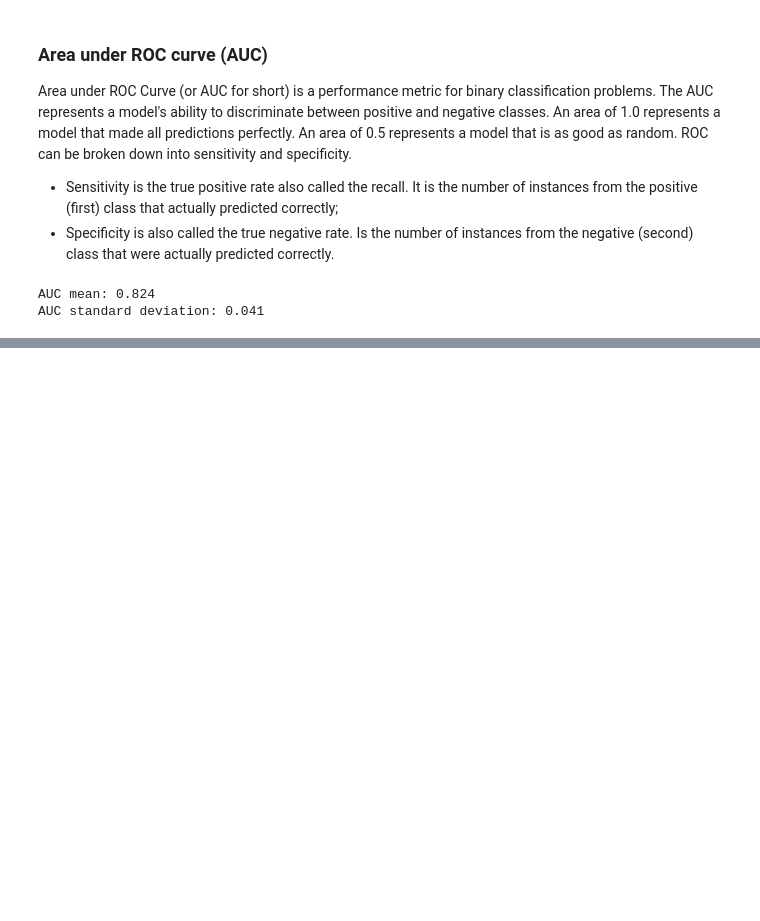
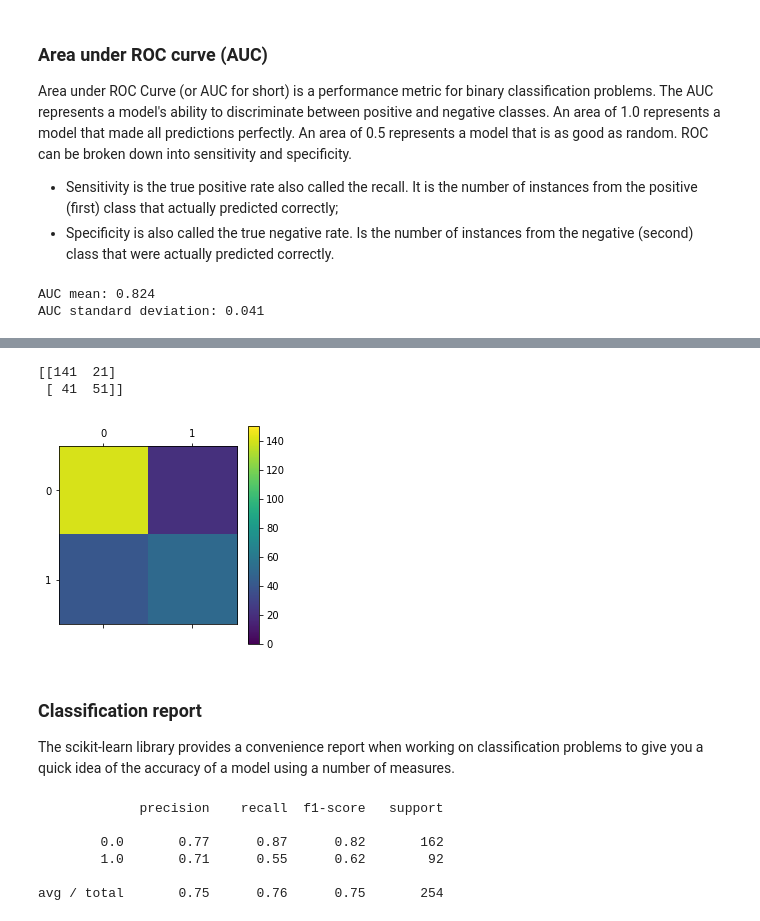
Before and after one commit to dielsonsales/Machine-Learning-Playground, a Jupyter notebook: Machine Learning Experiments.ipynb, the cells around one changed output, grey strips where cells are left out. Saved outputs shown, nothing was run; the diff lists cells and outputs as text; code cells hidden in the pictures; blank space fills up the shorter version.

```diff
--- a/Machine Learning Experiments.ipynb
+++ b/Machine Learning Experiments.ipynb
@@ -853,0 +860,80 @@ AUC standard deviation: 0.041
+# %%
+from pandas import read_csv
+from sklearn.model_selection import train_test_split
+from sklearn.linear_model import LogisticRegression
+from sklearn.metrics import confusion_matrix
+import numpy as np
+from pandas import DataFrame
+
+from matplotlib import pyplot
+
+filename = 'pima-indians-diabetes.csv'
+names = ['preg', 'plas', 'pres', 'skin', 'test', 'mass', 'pedi', 'age', 'class']
+dataframe = read_csv(filename, names=names)
+array = dataframe.values
+
+# separates the array into input and output components
+X = array[:,0:8]
+Y = array[:,8]
+test_size = 0.33
+seed = 7
+
+X_train, X_test, Y_train, Y_test = train_test_split(X, Y, test_size=test_size, random_state=seed)
+
+model = LogisticRegression()
+model.fit(X_train, Y_train)
+predicted = model.predict(X_test)
+matrix = confusion_matrix(Y_test, predicted, labels=[0, 1])
+print(matrix)
+
+# draws the confusion matrix based on the results
+confusion_matrix = DataFrame(np.array(matrix), columns=['0', '1'])
+
+fig = pyplot.figure()
+fig.set_figheight(4)
+fig.set_figwidth(4)
+ax = fig.add_subplot(111)
+cax = ax.matshow(confusion_matrix, vmin=0, vmax=150)
+fig.colorbar(cax)
+pyplot.show()
+# %% [output]
+[[141  21]
+ [ 41  51]]
+[figure, added]
+# %% [markdown]
+### Classification report
+
+The scikit-learn library provides a convenience report when working on classification problems to give you a quick idea of the accuracy of a model using a number of measures.
+# %%
+from pandas import read_csv
+from sklearn.model_selection import train_test_split
+from sklearn.linear_model import LogisticRegression
+from sklearn.metrics import classification_report
+
+filename = 'pima-indians-diabetes.csv'
+names = ['preg', 'plas', 'pres', 'skin', 'test', 'mass', 'pedi', 'age', 'class']
+dataframe = read_csv(filename, names=names)
+array = dataframe.values
+
+# separates the array into input and output components
+X = array[:,0:8]
+Y = array[:,8]
+test_size = 0.33
+seed = 7
+
+X_train, X_test, Y_train, Y_test = train_test_split(X, Y, test_size=test_size, random_state=seed)
+
+model = LogisticRegression()
+model.fit(X_train, Y_train)
+predicted = model.predict(X_test)
+
+# cross validation classification report
+report = classification_report(Y_test, predicted)
+print(report)
+# %% [output]
+             precision    recall  f1-score   support
+
+        0.0       0.77      0.87      0.82       162
+        1.0       0.71      0.55      0.62        92
+
+avg / total       0.75      0.76      0.75       254
```
Also changed, not shown: parts of 45 cells of this notebook.
